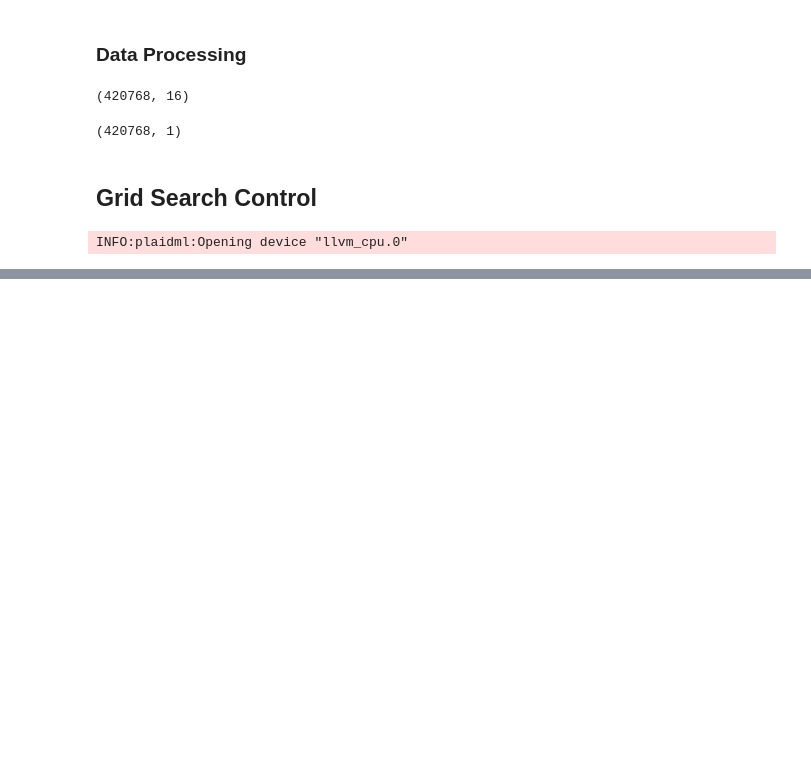
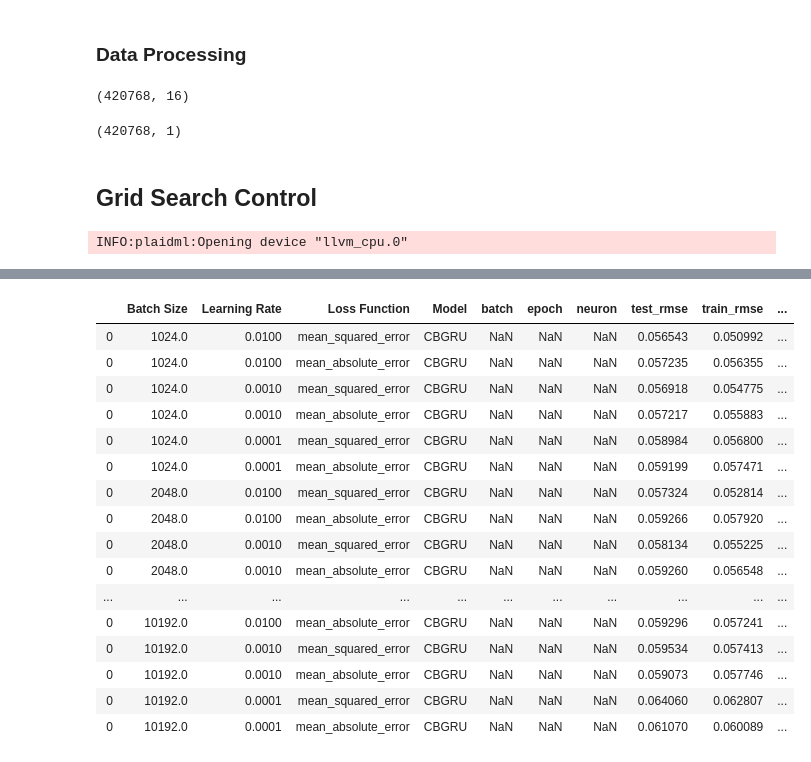
Before and after one commit to harryli18/hybrid-rnn-models, a Jupyter notebook: notebooks/CBGRU multistep_GridSearch_part 3.ipynb, the cells around one changed output, grey strips where cells are left out. Drawn from its saved outputs; the diff is of its cells as text; code cells hidden in the pictures; blank space fills up the shorter version.

```diff
--- a/notebooks/CBGRU multistep_GridSearch_part 3.ipynb
+++ b/notebooks/CBGRU multistep_GridSearch_part 3.ipynb
@@ -232,0 +294,20 @@ Epoch 3/50
+# %%
+rmse_df
+# %% [output]
+|  | Batch Size | Learning Rate | Loss Function | Model | batch | epoch | neuron | test_rmse | train_rmse | ... |
+| 0 | 1024.0 | 0.0100 | mean_squared_error | CBGRU | NaN | NaN | NaN | 0.056543 | 0.050992 | ... |
+| 0 | 1024.0 | 0.0100 | mean_absolute_error | CBGRU | NaN | NaN | NaN | 0.057235 | 0.056355 | ... |
+| 0 | 1024.0 | 0.0010 | mean_squared_error | CBGRU | NaN | NaN | NaN | 0.056918 | 0.054775 | ... |
+| 0 | 1024.0 | 0.0010 | mean_absolute_error | CBGRU | NaN | NaN | NaN | 0.057217 | 0.055883 | ... |
+| 0 | 1024.0 | 0.0001 | mean_squared_error | CBGRU | NaN | NaN | NaN | 0.058984 | 0.056800 | ... |
+| 0 | 1024.0 | 0.0001 | mean_absolute_error | CBGRU | NaN | NaN | NaN | 0.059199 | 0.057471 | ... |
+| 0 | 2048.0 | 0.0100 | mean_squared_error | CBGRU | NaN | NaN | NaN | 0.057324 | 0.052814 | ... |
+| 0 | 2048.0 | 0.0100 | mean_absolute_error | CBGRU | NaN | NaN | NaN | 0.059266 | 0.057920 | ... |
+| 0 | 2048.0 | 0.0010 | mean_squared_error | CBGRU | NaN | NaN | NaN | 0.058134 | 0.055225 | ... |
+| 0 | 2048.0 | 0.0010 | mean_absolute_error | CBGRU | NaN | NaN | NaN | 0.059260 | 0.056548 | ... |
+| ... | ... | ... | ... | ... | ... | ... | ... | ... | ... | ... |
+| 0 | 10192.0 | 0.0100 | mean_absolute_error | CBGRU | NaN | NaN | NaN | 0.059296 | 0.057241 | ... |
+| 0 | 10192.0 | 0.0010 | mean_squared_error | CBGRU | NaN | NaN | NaN | 0.059534 | 0.057413 | ... |
+| 0 | 10192.0 | 0.0010 | mean_absolute_error | CBGRU | NaN | NaN | NaN | 0.059073 | 0.057746 | ... |
+| 0 | 10192.0 | 0.0001 | mean_squared_error | CBGRU | NaN | NaN | NaN | 0.064060 | 0.062807 | ... |
+| 0 | 10192.0 | 0.0001 | mean_absolute_error | CBGRU | NaN | NaN | NaN | 0.061070 | 0.060089 | ... |
```
Also changed, not shown: parts of 6 cells of this notebook, 33 other files.
